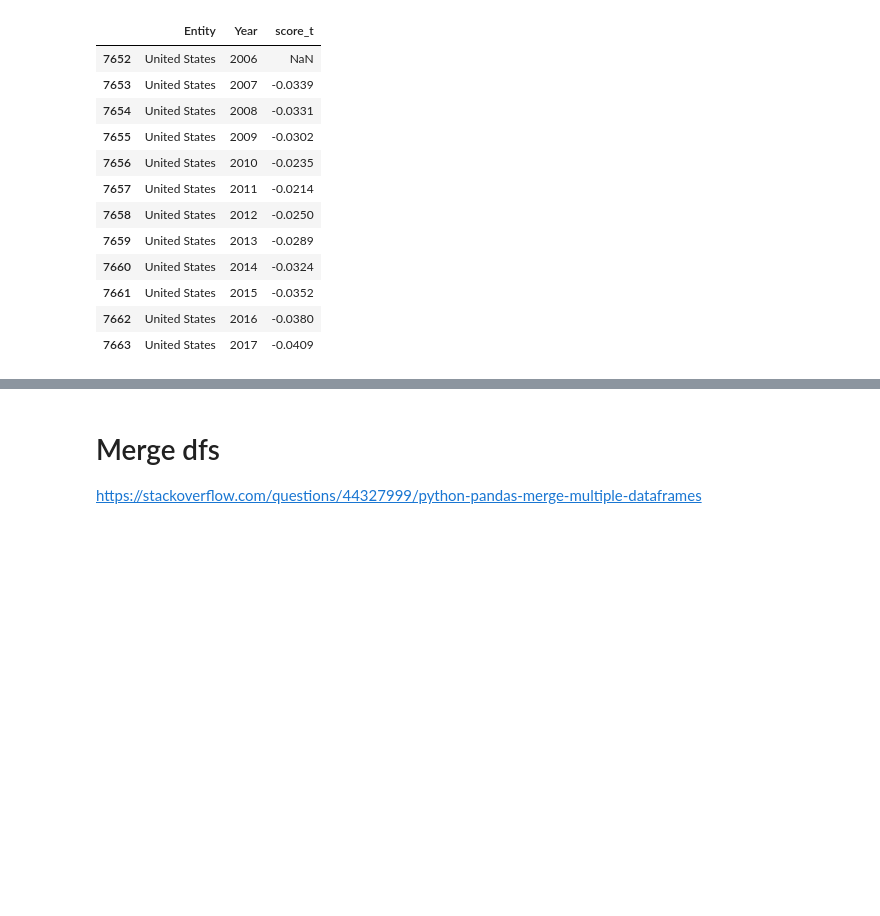
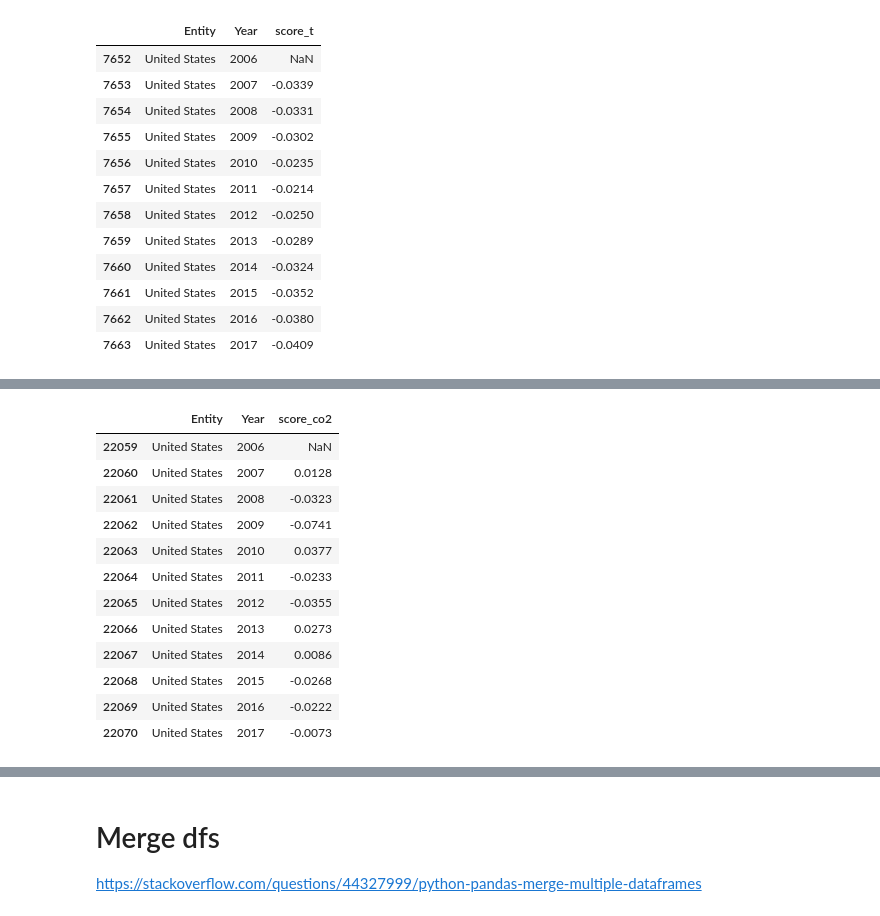
Before and after one commit to brendagutman/USA_Prosperity, a Jupyter notebook: Notebooks/usa_prosperity.ipynb, the cells around one changed output, grey strips where cells are left out. Saved outputs shown, nothing was run; the diff lists cells and outputs as text; code cells hidden in the pictures; blank space fills up the shorter version.

```diff
--- a/Notebooks/usa_prosperity.ipynb
+++ b/Notebooks/usa_prosperity.ipynb
@@ -380,0 +408,23 @@ inf_disease_t_clean
+# %%
+#filter and clean co2 data
+co2_clean = co2[(co2['Code'] == 'USA')&(co2['Year'] >= 2006)&(co2['Year'] < 2018)]
+co2_clean = co2_clean.sort_values(['Year'], ascending = (True))
+#co2_clean.insert(4, 'start_value_co2', 6.051051e+09)
+co2_clean['start_value_co2'] = (co2_clean['Annual CO2 emissions'].shift(1))
+co2_clean['score_co2'] = round((co2_clean['Annual CO2 emissions'] / co2_clean['start_value_co2'])-1,4)
+co2_clean = co2_clean[['Entity', 'Year','score_co2']]
+co2_clean
+# %% [output]
+|  | Entity | Year | score_co2 |
+| 22059 | United States | 2006 | NaN |
+| 22060 | United States | 2007 | 0.0128 |
+| 22061 | United States | 2008 | -0.0323 |
+| 22062 | United States | 2009 | -0.0741 |
+| 22063 | United States | 2010 | 0.0377 |
+| 22064 | United States | 2011 | -0.0233 |
+| 22065 | United States | 2012 | -0.0355 |
+| 22066 | United States | 2013 | 0.0273 |
+| 22067 | United States | 2014 | 0.0086 |
+| 22068 | United States | 2015 | -0.0268 |
+| 22069 | United States | 2016 | -0.0222 |
+| 22070 | United States | 2017 | -0.0073 |
```
Also changed, not shown: parts of 14 cells of this notebook, 13 other files.
